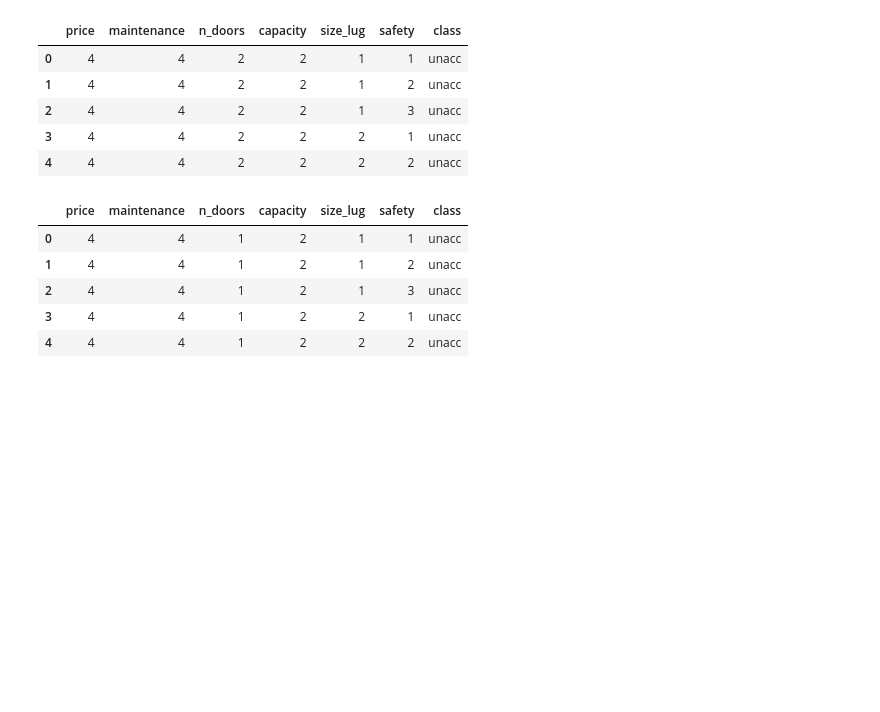
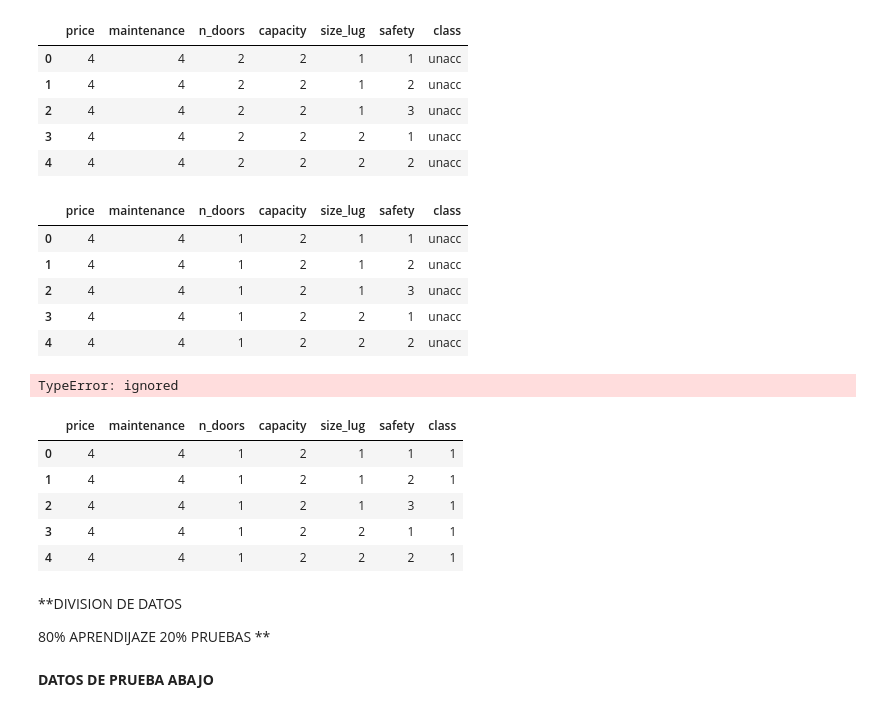
Before and after one commit to lismarcarolinacamacho/PYTHON, a Jupyter notebook: pandas.ipynb, the cells around one changed output. Drawn from its saved outputs; the diff is of its cells as text; code cells hidden in the pictures; blank space fills up the shorter version.

```diff
--- a/pandas.ipynb
+++ b/pandas.ipynb
@@ -197,3 +197,22 @@ data.head()
 | 2 | 4 | 4 | 1 | 2 | 1 | 3 | unacc |
 | 3 | 4 | 4 | 1 | 2 | 2 | 1 | unacc |
 | 4 | 4 | 4 | 1 | 2 | 2 | 2 | unacc |
+# %%
+data['class'].replace(('unacc', 'acc', 'good', 'vgood'), (1, 2, 3, 4), inplace = True)
+data.shape()
+# %% [output]
+TypeError: ignored
+# %%
+data.head()
+# %% [output]
+|  | price | maintenance | n_doors | capacity | size_lug | safety | class |
+| 0 | 4 | 4 | 1 | 2 | 1 | 1 | 1 |
+| 1 | 4 | 4 | 1 | 2 | 1 | 2 | 1 |
+| 2 | 4 | 4 | 1 | 2 | 1 | 3 | 1 |
+| 3 | 4 | 4 | 1 | 2 | 2 | 1 | 1 |
+| 4 | 4 | 4 | 1 | 2 | 2 | 2 | 1 |
+# %% [markdown]
+**DIVISION DE DATOS
+
+80% APRENDIJAZE
+20% PRUEBAS **
@@ -199,0 +227,2 @@ data.head()
+# %% [markdown]
+**DATOS DE PRUEBA ABAJO**
```
Also changed, not shown: parts of 9 cells of this notebook.
